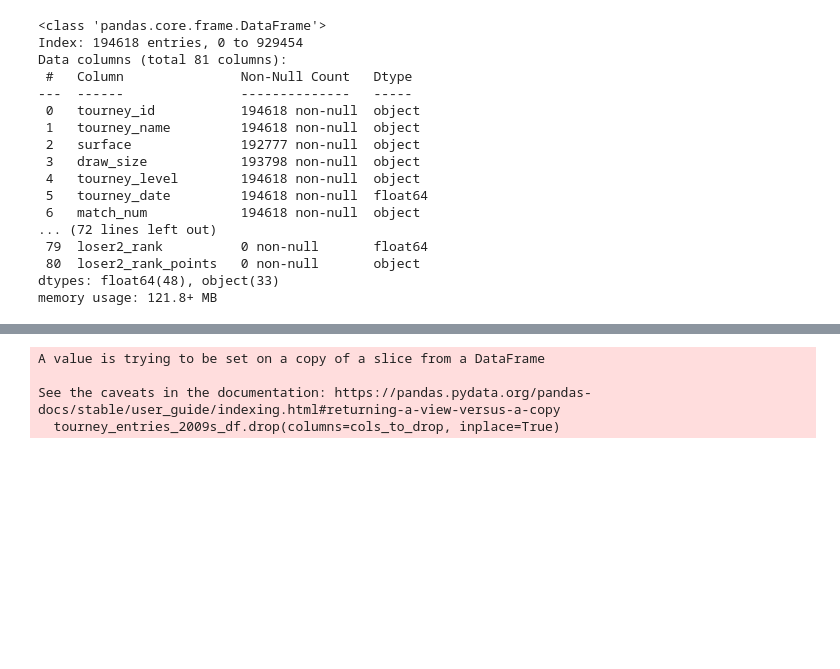
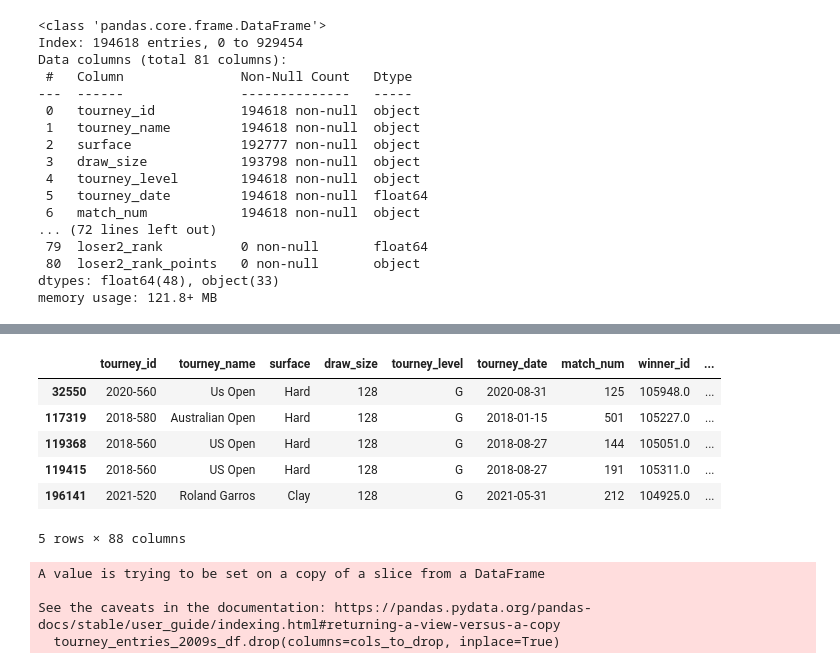
Before and after one commit to TaylorMater/UTA-BootCamp-Final-Project, a Jupyter notebook: keegan-scripts/data_cleaning.ipynb, the cells around one changed output, grey strips where cells are left out. Saved outputs shown, nothing was run; the diff lists cells and outputs as text; code cells hidden in the pictures; blank space fills up the shorter version.

Commit message:
finished concatenating losers and winners df and started splitting scores column

```diff
--- a/keegan-scripts/data_cleaning.ipynb
+++ b/keegan-scripts/data_cleaning.ipynb
@@ -1,7 +1,7 @@
 # %%
 import sqlite3
 import pandas as pd
-pd.set_option('display.max_rows', None)
+# pd.set_option('display.max_rows', None)
 # %%
 # path to SQLite db
 db_path = '../Resources/database.sqlite'
@@ -140,9 +77,14 @@ Data columns (total 81 columns):
 dtypes: float64(48), object(33)
 memory usage: 121.8+ MB
 # %%
-# create year column to filter
+# create year column to filter and change dtype to int
 tourney_entries_df['year'] = tourney_entries_df['tourney_id'].str.split('-', expand=True)[0]
 tourney_entries_df = tourney_entries_df.astype({'year': 'int64'})
 
-tourney_entries_df.dtypes
+# change tourney_date to date type
+tourney_entries_df['tourney_date'] = pd.to_datetime(tourney_entries_df['tourney_date'], format='%Y%m%d')
+
+# check dtypes to confirm changes
+display(tourney_entries_df['year'].dtype)
+display(tourney_entries_df.dtypes[:6])
 # %% [output]
@@ -192 +118,18 @@ memory usage: 24.2+ MB
+# %%
+# split sets to add to new columns in the df
+split_sets = tourney_entries_2009s_df['score'].str.split(' ', expand=True)
+
+# for i in range(split_sets.shape[1]):
+#     tourney_entries_2009s_df[f'set_{i + 1}'] = split_sets[i]
+
+# tourney_entries_2009s_df.info()
+tourney_entries_2009s_df.loc[tourney_entries_2009s_df['set_6'] == 'RET'].head()
+# %% [output]
+|  | tourney_id | tourney_name | surface | draw_size | tourney_level | tourney_date | match_num | winner_id | ... |
+| 32550 | 2020-560 | Us Open | Hard | 128 | G | 2020-08-31 | 125 | 105948.0 | ... |
+| 117319 | 2018-580 | Australian Open | Hard | 128 | G | 2018-01-15 | 501 | 105227.0 | ... |
+| 119368 | 2018-560 | US Open | Hard | 128 | G | 2018-08-27 | 144 | 105051.0 | ... |
+| 119415 | 2018-560 | US Open | Hard | 128 | G | 2018-08-27 | 191 | 105311.0 | ... |
+| 196141 | 2021-520 | Roland Garros | Clay | 128 | G | 2021-05-31 | 212 | 104925.0 | ... |
+5 rows × 88 columns
 # %%
```
Also changed, not shown: parts of 17 cells of this notebook, 1 other file.
